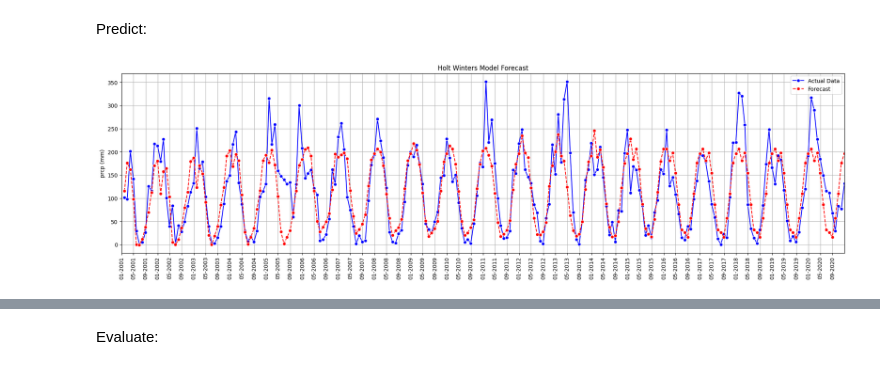
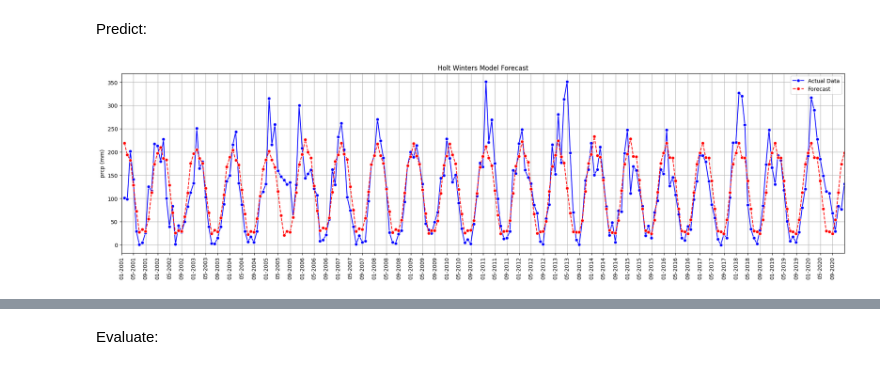
Before and after one commit to Kizza2014/time_series_climate_weather_surface_of_Brazil, a Jupyter notebook: models/exponetial_smoothing_family.ipynb, the cells around one changed output, grey strips where cells are left out. Cells and saved outputs as stored; diff of their text form; code cells hidden in the pictures.

Commit message:
holt winters fix

```diff
--- a/models/exponetial_smoothing_family.ipynb
+++ b/models/exponetial_smoothing_family.ipynb
@@ -249,7 +249,7 @@ aics = []
 r2s = []
 
 for trend, seasonal in itertools.product(trend_types, seasonal_types):
-    model = ExponentialSmoothing(train['prcp'], trend=trend, seasonal=seasonal, seasonal_periods=12).fit()
+    model = ExponentialSmoothing(train['prcp'], trend=trend, damped_trend=trend is not None, seasonal=seasonal, seasonal_periods=12).fit()
     holt_models.append(model)
     aics.append(model.aic)
     forecast = model.forecast(steps=len(test))
@@ -356,30 +317,27 @@ Warnings:
 # %% [markdown]
 Predict:
 # %%
-# 2th model
-
 import seaborn as sns
 import matplotlib.dates as mdates
-from statsmodels.tsa.holtwinters import ExponentialSmoothing
 
-holt = models[2]
+holt = holt_models[2]
 
 forecast = holt.forecast(steps=len(test))
 fitted_values = pd.concat([holt.fittedvalues, forecast])
 fitted_values.index = pd.date_range(start='2001-01-01', end='2020-12-31', freq='ME')
 
 plt.figure(figsize=(24, 6))
 sns.lineplot(data["prcp"], label="Actual Data", color="blue", marker="o")
 sns.lineplot(fitted_values, label="Forecast", color="red", linestyle="dashed", marker='o')
 plt.xlim(pd.to_datetime("2001-01-01"), pd.to_datetime("2020-12-31"))
 plt.gca().xaxis.set_major_locator(mdates.MonthLocator(interval=4))
 plt.gca().xaxis.set_major_formatter(mdates.DateFormatter('%m-%Y'))
 plt.xticks(rotation=90)
 plt.grid(True)
 plt.ylabel("prcp (mm)")
 plt.title("Holt Winters Model Forecast")
 plt.legend()
 # plt.savefig('../forecast/holt_winters_model.png')
 plt.show()
 # %% [output]
-[figure, old version]
+[figure, new version]
```
Also changed, not shown: parts of 7 cells of this notebook, 3 other files.
